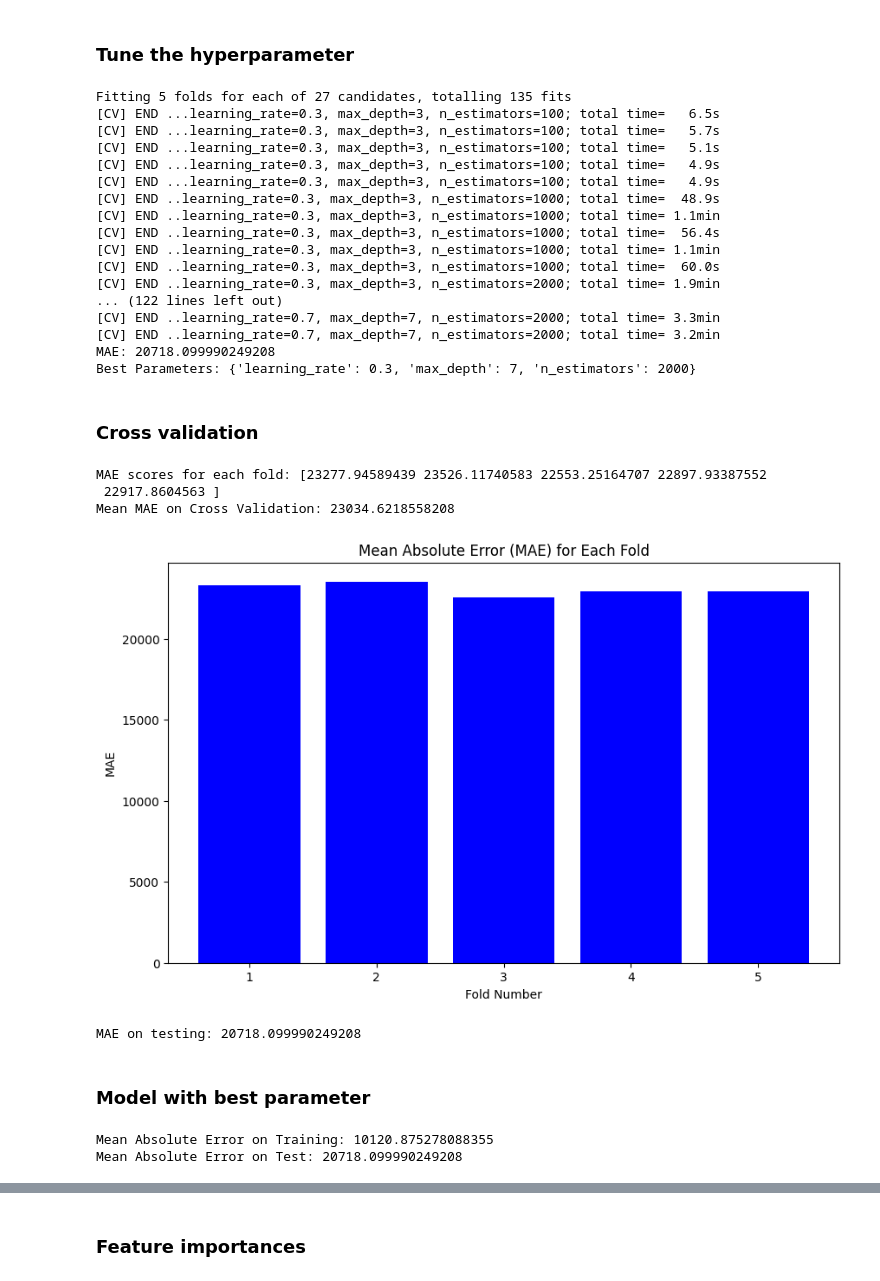
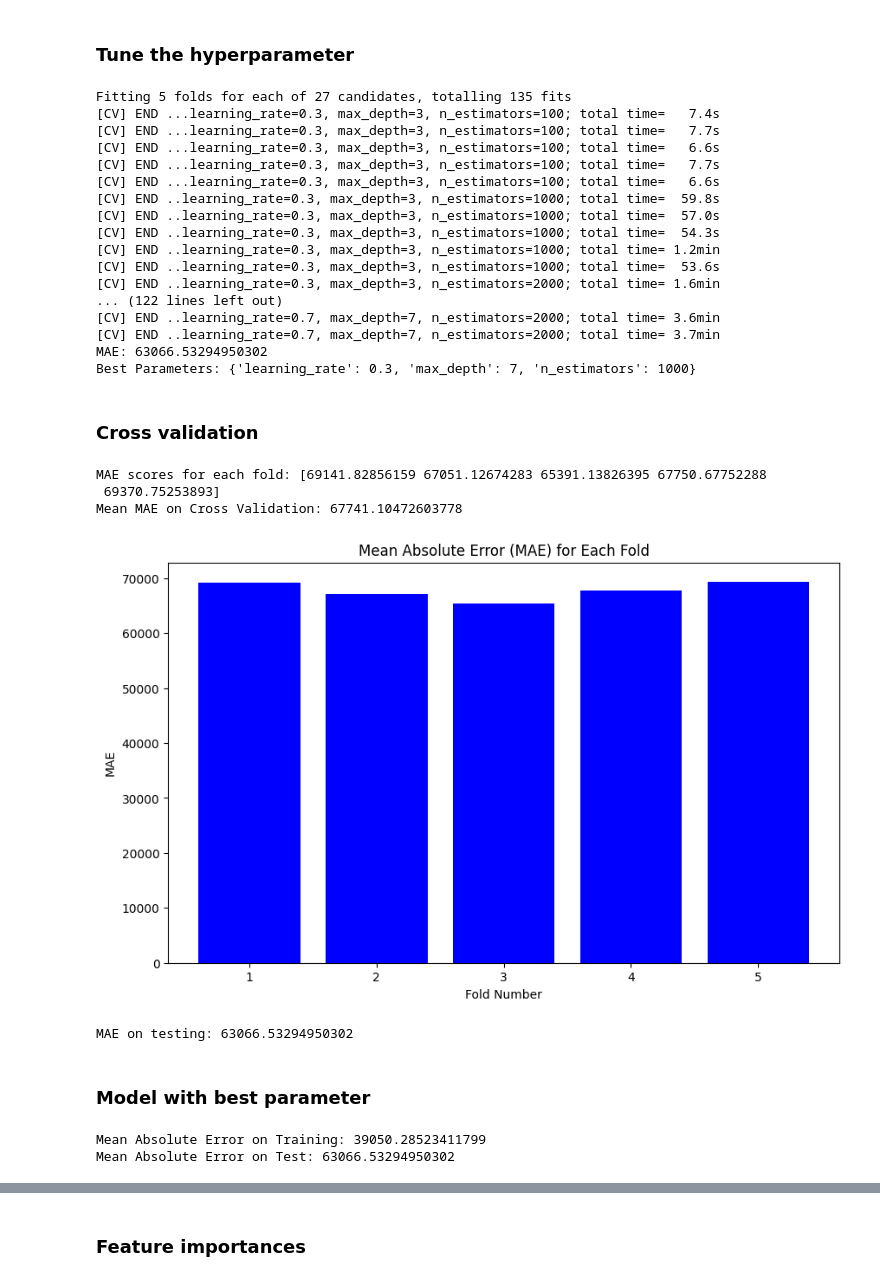
Before and after one commit to naufalsutrisna/Room-Pricing-Bukit-Vista, a Jupyter notebook: machine learning/gbr_model.ipynb, the cells around one changed output, grey strips where cells are left out. Drawn from its saved outputs; the diff is of its cells as text; code cells hidden in the pictures.

```diff
--- a/machine learning/gbr_model.ipynb
+++ b/machine learning/gbr_model.ipynb
@@ -8,7 +8,7 @@ from sklearn.preprocessing import StandardScaler
 from sklearn.ensemble import GradientBoostingRegressor
 from sklearn.metrics import mean_absolute_error, make_scorer
 # %%
-data_path = os.path.join(os.getcwd(), '..', '..', 'data', 'preprocessed_data.csv')
+data_path = os.path.join(os.getcwd(), '..', '..', 'data', 'preprocessed_data_new.csv')
 # %%
 df = pd.read_csv(data_path)
 df.head()
@@ -120,27 +120,27 @@ best_params = grid_search.best_params_
 print("Best Parameters:", best_params)
 # %% [output]
 Fitting 5 folds for each of 27 candidates, totalling 135 fits
-[CV] END ...learning_rate=0.3, max_depth=3, n_estimators=100; total time=   6.5s
-[CV] END ...learning_rate=0.3, max_depth=3, n_estimators=100; total time=   5.7s
-[CV] END ...learning_rate=0.3, max_depth=3, n_estimators=100; total time=   5.1s
-[CV] END ...learning_rate=0.3, max_depth=3, n_estimators=100; total time=   4.9s
-[CV] END ...learning_rate=0.3, max_depth=3, n_estimators=100; total time=   4.9s
-[CV] END ..learning_rate=0.3, max_depth=3, n_estimators=1000; total time=  48.9s
-[CV] END ..learning_rate=0.3, max_depth=3, n_estimators=1000; total time= 1.1min
-[CV] END ..learning_rate=0.3, max_depth=3, n_estimators=1000; total time=  56.4s
-[CV] END ..learning_rate=0.3, max_depth=3, n_estimators=1000; total time= 1.1min
-[CV] END ..learning_rate=0.3, max_depth=3, n_estimators=1000; total time=  60.0s
-[CV] END ..learning_rate=0.3, max_depth=3, n_estimators=2000; total time= 1.9min
+[CV] END ...learning_rate=0.3, max_depth=3, n_estimators=100; total time=   7.4s
+[CV] END ...learning_rate=0.3, max_depth=3, n_estimators=100; total time=   7.7s
+[CV] END ...learning_rate=0.3, max_depth=3, n_estimators=100; total time=   6.6s
+[CV] END ...learning_rate=0.3, max_depth=3, n_estimators=100; total time=   7.7s
+[CV] END ...learning_rate=0.3, max_depth=3, n_estimators=100; total time=   6.6s
+[CV] END ..learning_rate=0.3, max_depth=3, n_estimators=1000; total time=  59.8s
+[CV] END ..learning_rate=0.3, max_depth=3, n_estimators=1000; total time=  57.0s
+[CV] END ..learning_rate=0.3, max_depth=3, n_estimators=1000; total time=  54.3s
+[CV] END ..learning_rate=0.3, max_depth=3, n_estimators=1000; total time= 1.2min
+[CV] END ..learning_rate=0.3, max_depth=3, n_estimators=1000; total time=  53.6s
+[CV] END ..learning_rate=0.3, max_depth=3, n_estimators=2000; total time= 1.6min
 ... (122 lines left out)
-[CV] END ..learning_rate=0.7, max_depth=7, n_estimators=2000; total time= 3.3min
-[CV] END ..learning_rate=0.7, max_depth=7, n_estimators=2000; total time= 3.2min
-MAE: 20718.099990249208
-Best Parameters: {'learning_rate': 0.3, 'max_depth': 7, 'n_estimators': 2000}
+[CV] END ..learning_rate=0.7, max_depth=7, n_estimators=2000; total time= 3.6min
+[CV] END ..learning_rate=0.7, max_depth=7, n_estimators=2000; total time= 3.7min
+MAE: 63066.53294950302
+Best Parameters: {'learning_rate': 0.3, 'max_depth': 7, 'n_estimators': 1000}
 # %% [markdown]
 ### Cross validation
 # %%
 # Initialize the best model
-best_model = GradientBoostingRegressor(n_estimators=2000, learning_rate=0.3, max_depth=7, random_state=42)
+best_model = GradientBoostingRegressor(n_estimators=1000, learning_rate=0.3, max_depth=7, random_state=42)
 
 # Define the k-fold cross-validation scheme
 kf = KFold(n_splits=5, shuffle=True, random_state=42)
@@ -152,43 +152,43 @@ scorer = make_scorer(mean_absolute_error, greater_is_better=False)
 scores = cross_val_score(best_model, X_train, y_train, scoring=scorer, cv=kf)
 
 # Since scoring='neg_mean_absolute_error', the results are negative, so we take the absolute values
 mae_scores = -scores
 
 # Print MAE for each fold
 print("MAE scores for each fold:", mae_scores)
 
 # Mean of MAE values
 print("Mean MAE on Cross Validation:", mae_scores.mean())
 
 # Visualize MAE for each fold
 plt.figure(figsize=(10, 6))
 plt.bar(range(1, len(mae_scores) + 1), mae_scores, color='blue')
 plt.xlabel('Fold Number')
 plt.ylabel('MAE')
 plt.title('Mean Absolute Error (MAE) for Each Fold')
 plt.xticks(range(1, len(mae_scores) + 1))
 plt.show()
 
 # Train the model on the data
 best_model.fit(X_train, y_train)
 
 # Predict on the test set
 y_pred_cv = best_model.predict(X_test)
 
 # Calculate MAE
 mae = mean_absolute_error(y_test, y_pred_cv)
 print("MAE on testing:", mae)
 # %% [output]
-MAE scores for each fold: [23277.94589439 23526.11740583 22553.25164707 22897.93387552
- 22917.8604563 ]
-Mean MAE on Cross Validation: 23034.6218558208
+MAE scores for each fold: [69141.82856159 67051.12674283 65391.13826395 67750.67752288
+ 69370.75253893]
+Mean MAE on Cross Validation: 67741.10472603778
-[figure, old version]
+[figure, new version]
-MAE on testing: 20718.099990249208
+MAE on testing: 63066.53294950302
 # %% [markdown]
 ### Model with best parameter
 # %%
 # Initialize the GradientBoostingRegressor model
-best_model = GradientBoostingRegressor(n_estimators=2000, learning_rate=0.3, max_depth=7, random_state=42)
+best_model = GradientBoostingRegressor(n_estimators=1000, learning_rate=0.3, max_depth=7, random_state=42)
 
 # Fit the model on the training data
 best_model.fit(X_train, y_train)
@@ -203,8 +203,8 @@ mae_test = mean_absolute_error(y_test, y_pred_test)
 print(f'Mean Absolute Error on Training: {mae_train}')
 print(f'Mean Absolute Error on Test: {mae_test}')
 # %% [output]
-Mean Absolute Error on Training: 10120.875278088355
-Mean Absolute Error on Test: 20718.099990249208
+Mean Absolute Error on Training: 39050.28523411799
+Mean Absolute Error on Test: 63066.53294950302
 # %%
 # Visualize MAE for both training and test sets
 labels = ['Training MAE', 'Testing MAE']
```
Also changed, not shown: parts of 12 cells of this notebook.
